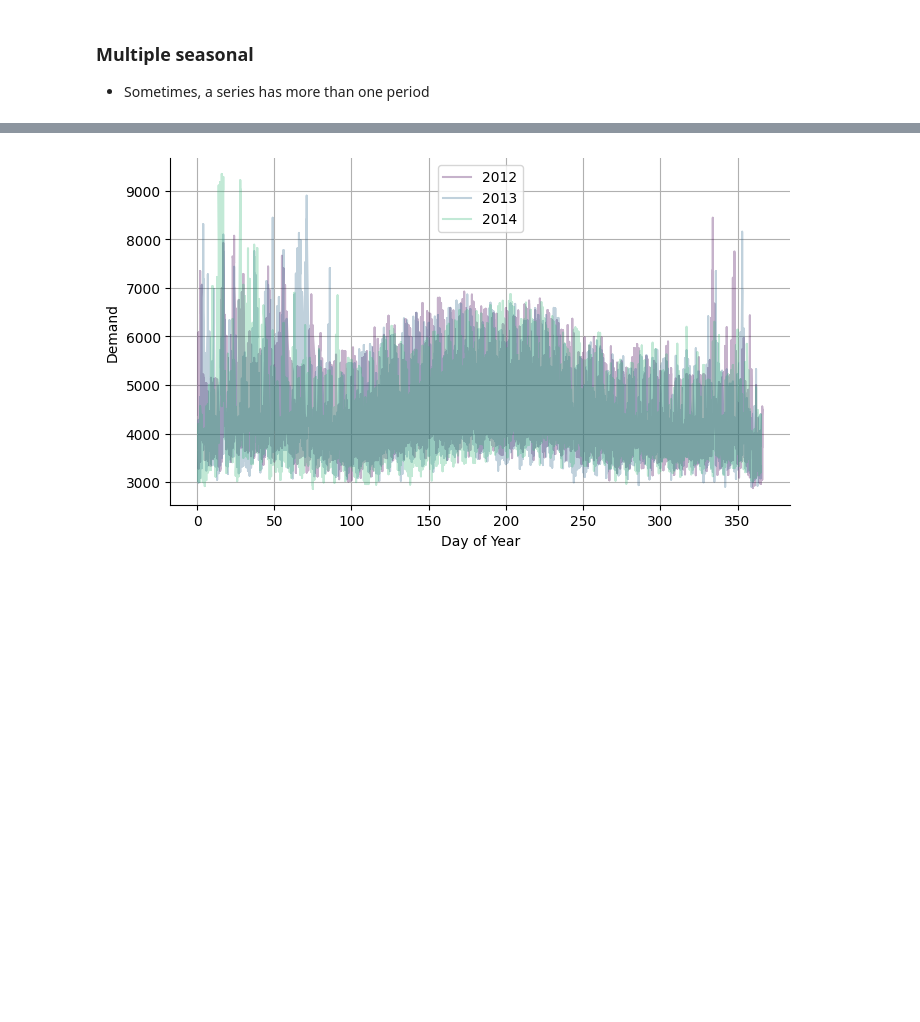
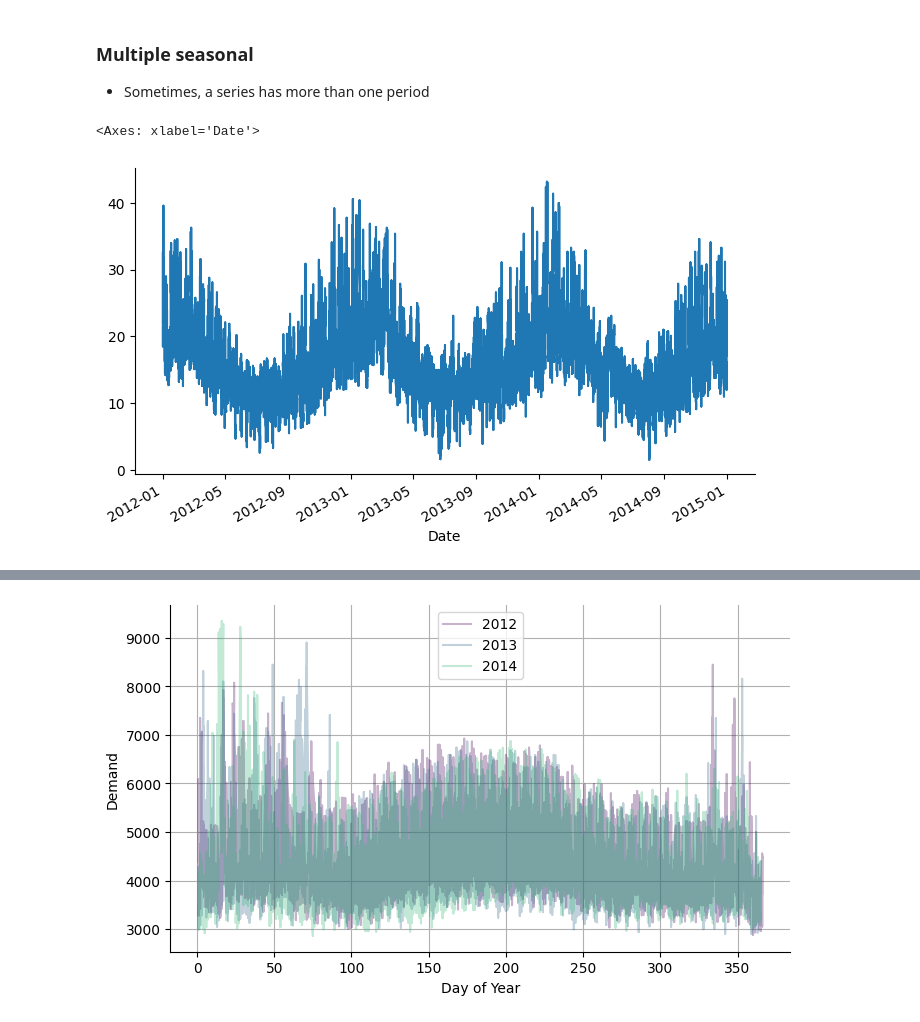
Before and after one commit to gabrielalusofona/cda, a Jupyter notebook: lectures/06-Time Series.ipynb, the cells around one changed output, grey strips where cells are left out. Drawn from its saved outputs; the diff is of its cells as text; code cells hidden in the pictures; blank space fills up the shorter version.

```diff
--- a/lectures/06-Time Series.ipynb
+++ b/lectures/06-Time Series.ipynb
@@ -199,3 +227,12 @@ vic_elec = (
     .pipe(compute, lambda x: dict(Time = pd.to_datetime(x.Time)))
     .set_index('Time')
 )
+# %%
+vic_elec['Date'] = pd.to_datetime(vic_elec['Date'])
+vic_plot = vic_elec.copy()
+vic_plot.set_index('Date', inplace=True)
+
+vic_plot['Temperature'].plot()
+# %% [output]
+<Axes: xlabel='Date'>
+[figure, added]
```
Also changed, not shown: parts of 22 cells of this notebook, 3 other files.
